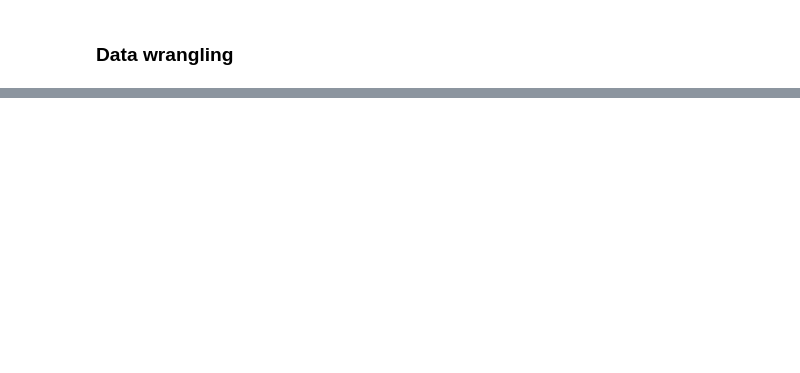
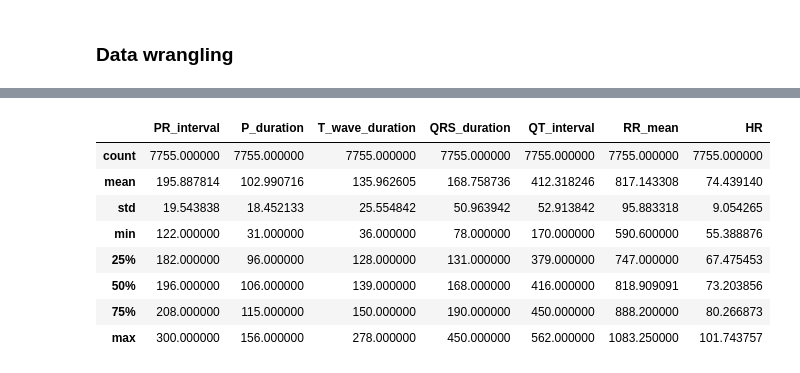
Before and after one commit to rgz-Cristian/ECG-Sex, a Jupyter notebook: nb/Preprocessing_data.ipynb, the cells around one changed output, grey strips where cells are left out. Cells and saved outputs as stored; diff of their text form; code cells hidden in the pictures; blank space fills up the shorter version.

```diff
--- a/nb/Preprocessing_data.ipynb
+++ b/nb/Preprocessing_data.ipynb
@@ -184,0 +99,12 @@ final_df.to_csv("../data/datasets/df_to_train.csv")
+# %%
+std_features.describe()
+# %% [output]
+|  | PR_interval | P_duration | T_wave_duration | QRS_duration | QT_interval | RR_mean | HR |
+| count | 7755.000000 | 7755.000000 | 7755.000000 | 7755.000000 | 7755.000000 | 7755.000000 | 7755.000000 |
+| mean | 195.887814 | 102.990716 | 135.962605 | 168.758736 | 412.318246 | 817.143308 | 74.439140 |
+| std | 19.543838 | 18.452133 | 25.554842 | 50.963942 | 52.913842 | 95.883318 | 9.054265 |
+| min | 122.000000 | 31.000000 | 36.000000 | 78.000000 | 170.000000 | 590.600000 | 55.388876 |
+| 25% | 182.000000 | 96.000000 | 128.000000 | 131.000000 | 379.000000 | 747.000000 | 67.475453 |
+| 50% | 196.000000 | 106.000000 | 139.000000 | 168.000000 | 416.000000 | 818.909091 | 73.203856 |
+| 75% | 208.000000 | 115.000000 | 150.000000 | 190.000000 | 450.000000 | 888.200000 | 80.266873 |
+| max | 300.000000 | 156.000000 | 278.000000 | 450.000000 | 562.000000 | 1083.250000 | 101.743757 |
```
Also changed, not shown: parts of 46 cells of this notebook, 13 other files.
